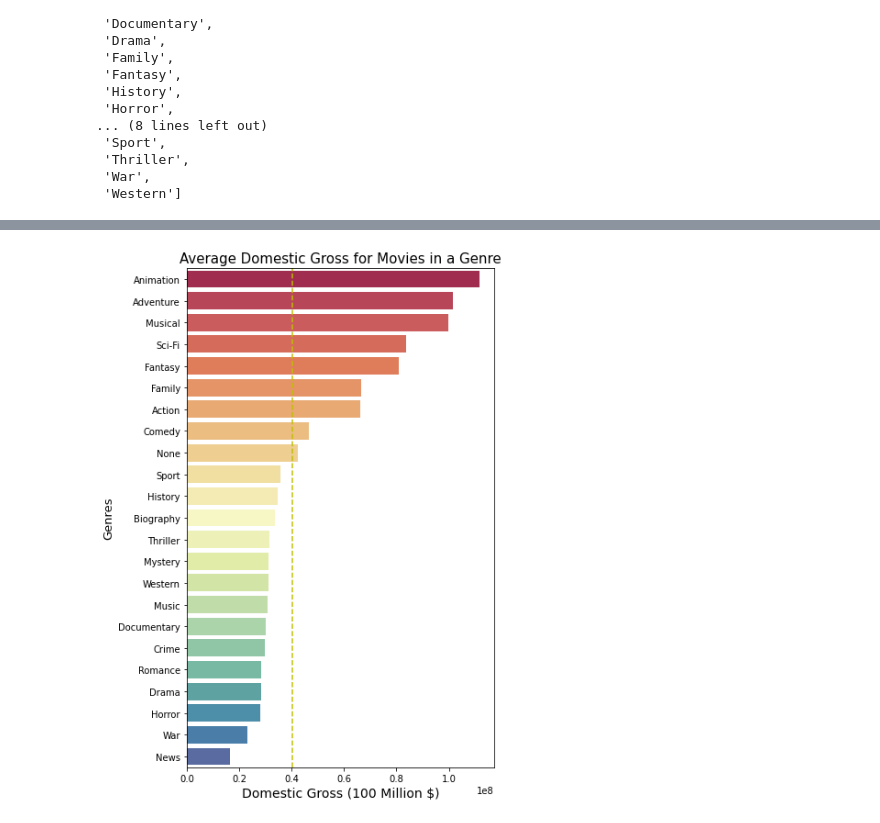
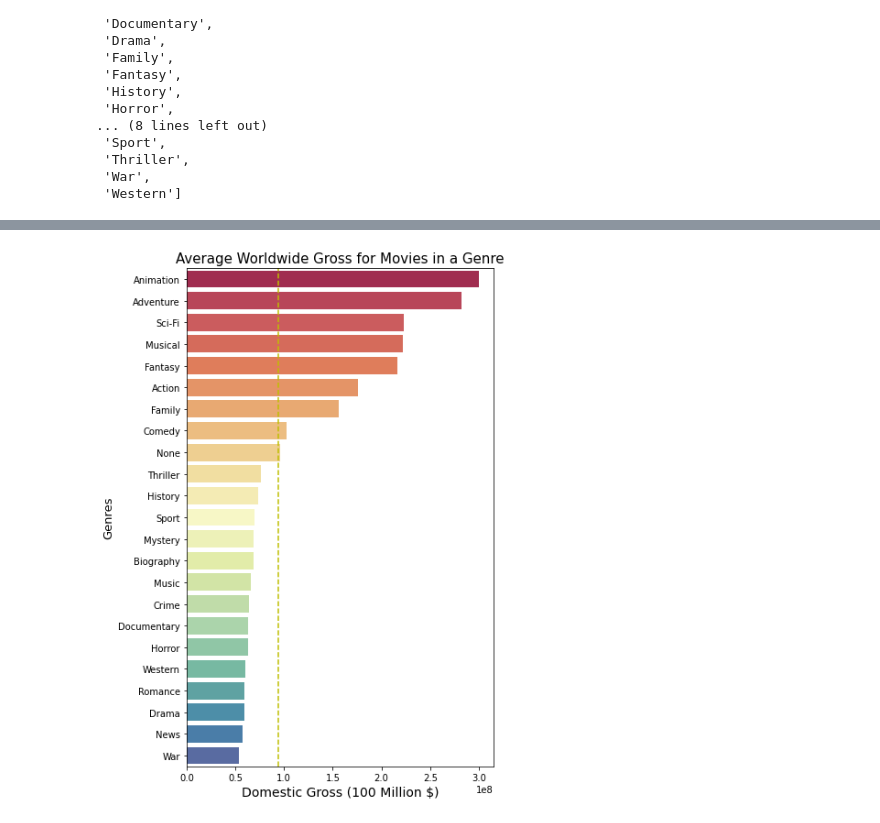
Before and after one commit to krvosen/microsoft_movie_analysis, a Jupyter notebook: SQL_GenreVSGross.ipynb, the cells around one changed output, grey strips where cells are left out. Saved outputs shown, nothing was run; the diff lists cells and outputs as text; code cells hidden in the pictures.

Commit message:
Made some bomb ass graphs

```diff
--- a/SQL_GenreVSGross.ipynb
+++ b/SQL_GenreVSGross.ipynb
@@ -32,7 +32,7 @@ Database created successfully!
 To connect to the database: open a connection using the path "data\movies.db"
 # %%
 conn = sqlite3.connect('data\movies.db')
-movie_title = pd.read_sql ('''SELECT genres , domestic_gross
+movie_title = pd.read_sql ('''SELECT original_title, release_date, genres , worldwide_gross
                               FROM imdb_title_basics
                               JOIN tn_movie_budgets
                               ON primary_title=movie
@@ -58,5 +58,7 @@ movie_title
 # %%
 movie_title['list_genres'] = movie_title['genres'].map(lambda x: str(x).split(','))
 
+movie_title['month'] = movie_title['release_date'].map(lambda x: x[:3])
+
 movie_title.head(2)
 # %% [output]
@@ -114,6 +117,6 @@ movie_title
 # %%
-movie_title['domestic_gross'] = movie_title['domestic_gross'].str.replace('$', '').str.replace(',','')
-movie_title['domestic_gross'] = movie_title['domestic_gross'].astype(int)
+movie_title['worldwide_gross'] = movie_title['worldwide_gross'].str.replace('$', '').str.replace(',','')
+movie_title['worldwide_gross'] = movie_title['worldwide_gross'].astype(float)
 # %%
 movie_title
 # %% [output]
@@ -134,42 +137,24 @@ movie_title
 gross_dict = {}
 
 for genre in list_of_genre_types:
-    gross_dict[genre] = {'average_gross': movie_title[movie_title[genre] == True]['domestic_gross'].mean(),
+    gross_dict[genre] = {'average_gross': movie_title[movie_title[genre] == True]['worldwide_gross'].mean(),
                            'number_movies': len(movie_title[movie_title[genre] == True])}
 # %%
 del gross_dict['Reality-TV']
 # %%
 gross_dict_sorted = dict(sorted(gross_dict.items(), key=lambda item: item[1]['average_gross']))
-
-
-# From new sorted dictionary, make sorted lists for plotting
 gross_sorted = [value['average_gross'] for key, value in gross_dict_sorted.items()][::-1]
 genres_sorted = [key for key, value in gross_dict_sorted.items()][::-1]
-
-# Normalize colormap for data range
-# Matplotlib normalize and ColorMap made this a very easy two liner
-#norm = plt.Normalize(min(gross_sorted)-50, max(gross_sorted)+5)
-# The numbers added to the min and max here are to use the central values of the colormap scale.
-# When not trimmed, the low values are too light to be visible on the chart, so scale until it looks good.
-#colors = plt.cm.BuPu(norm(gross_sorted))
-
-# Define plot
 fig, ax = plt.subplots(figsize=(6,10))
-
-
 # Draw plot
 sns.barplot(gross_sorted, genres_sorted, palette = 'Spectral', orient='horizonatal')
-
-# Add a line to show the average rating for all movies.
-avg_gross = np.mean(movie_title['domestic_gross'])
+# Add a line to show the average domestic gross for all movies.
+avg_gross = np.mean(movie_title['worldwide_gross'])
 plt.axvline(x=avg_gross, ymin=0, ymax=1, color='y', linestyle='--')
-
 # Set labels
 ax.tick_params(axis='x' , labelrotation = 0)
 ax.set_ylabel('Genres', fontsize=13)
 ax.set_xlabel('Domestic Gross (100 Million $)', fontsize=14)
-ax.set_title('Average Domestic Gross for Movies in a Genre', fontsize=15);
-
-# the line below saves the figure to a .jpg in the images folder, uncomment to re-save
+ax.set_title('Average Worldwide Gross for Movies in a Genre', fontsize=15);
 # %% [output]
-[figure, old version]
+[figure, new version]
```
Also changed, not shown: parts of 8 cells of this notebook, 2 other files.
